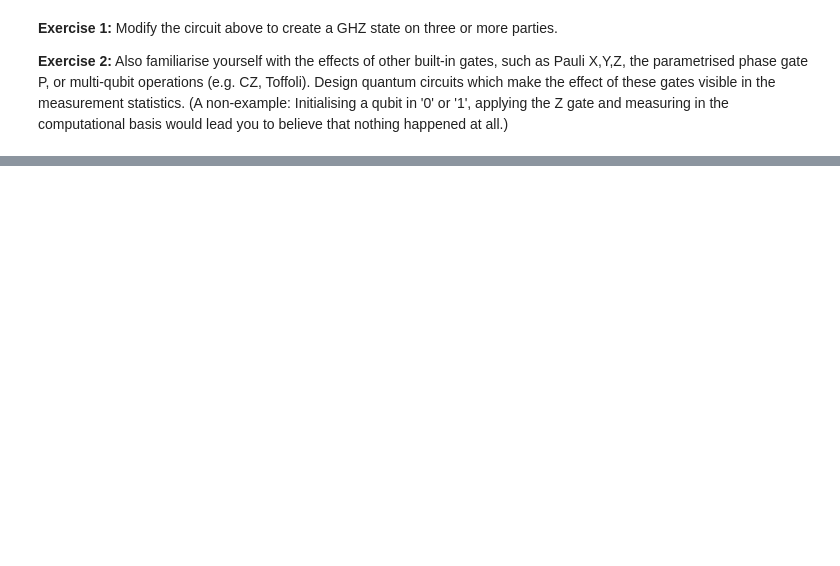
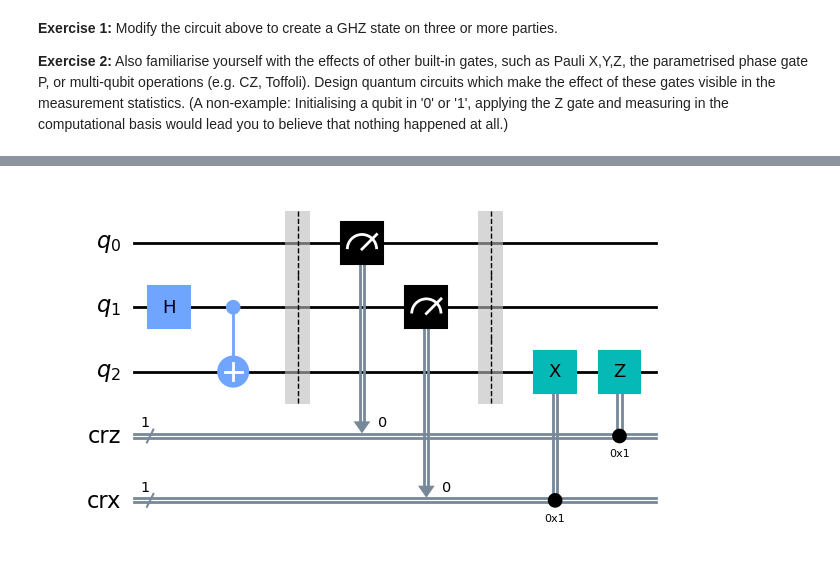
Before and after one commit to jprabhav/QuantumComputing_TUDa, a Jupyter notebook: Qiskit_Notebook_1.ipynb, the cells around one changed output, grey strips where cells are left out. Saved outputs shown, nothing was run; the diff lists cells and outputs as text; code cells hidden in the pictures; blank space fills up the shorter version.

```diff
--- a/Qiskit_Notebook_1.ipynb
+++ b/Qiskit_Notebook_1.ipynb
@@ -104,0 +154,18 @@ Total counts {'00': 529, '11': 471}
+# %%
+def measure_and_send(qc, a, b):
+    #Measures qubits a & b and 'sends' the results to Bob
+    qc.barrier()
+    qc.measure(a,0)
+    qc.measure(b,1)
+
+def bob_gates(qc, qubit, crz, crx):
+    # Here we use c_if to control our gates with a classical bit instead of a qubit
+    qc.x(qubit).c_if(crx, 1) # Apply gates if the registers
+    qc.z(qubit).c_if(crz, 1) # are in the state '1'
+# %%
+measure_and_send(teleportation_circuit, 0 ,1)
+teleportation_circuit.barrier()
+bob_gates(teleportation_circuit, 2, crz, crx)
+teleportation_circuit.draw('mpl')
+# %% [output]
+[figure, added]
```
Also changed, not shown: parts of 25 cells of this notebook.
